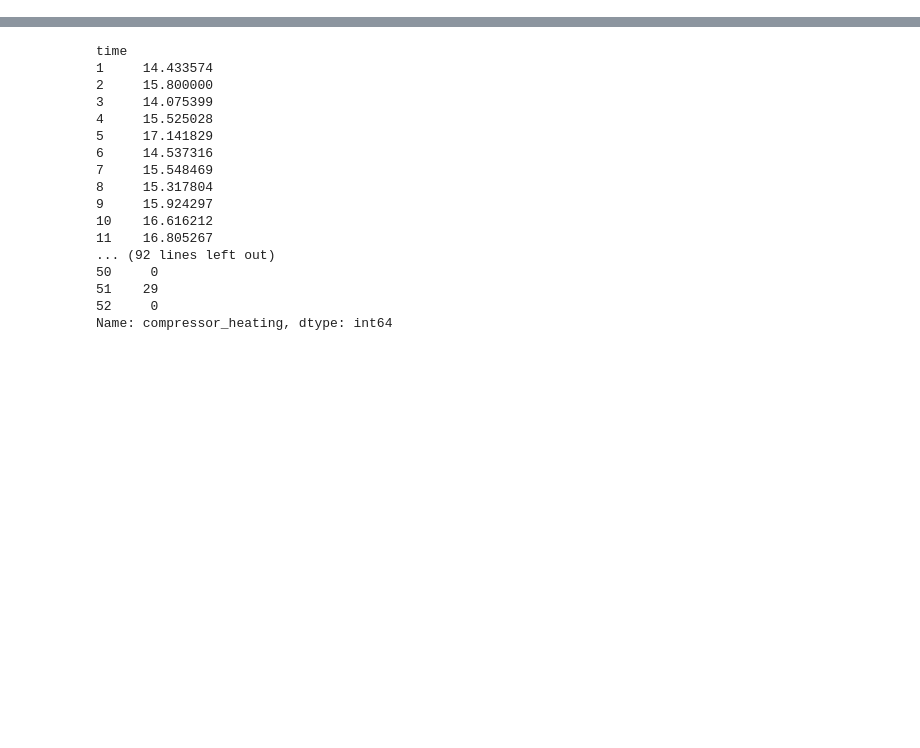
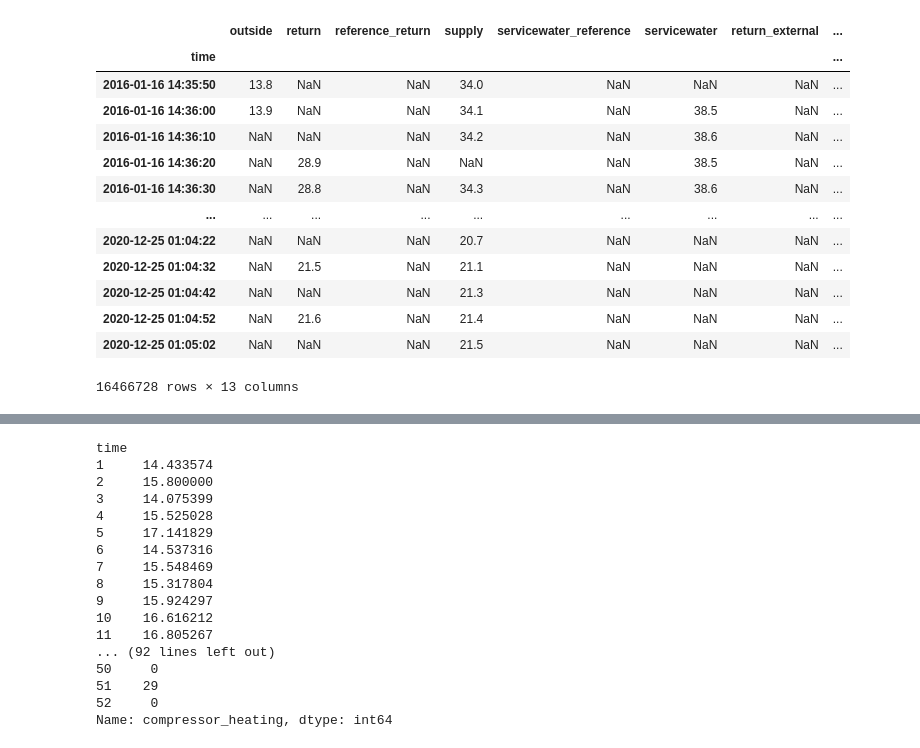
Before and after one commit to ccbur/deep-heatpump-analyzer, a Jupyter notebook: aggregate.ipynb, the cells around one changed output, grey strips where cells are left out. Drawn from its saved outputs; the diff is of its cells as text; code cells hidden in the pictures; blank space fills up the shorter version.

Commit message:
Some more data mangling and performance optimizations

```diff
--- a/aggregate.ipynb
+++ b/aggregate.ipynb
@@ -4,30 +7,38 @@ import gzip
 # %%
 timeval = ['time', 'value']
-files = ['data/heatpump_temperature_1.csv.gz', 'data/heatpump_temperature_2.csv.gz', 'data/heatpump_temperature_3.csv.gz', 'data/heatpump_temperature_4.csv.gz', 'data/heatpump_temperature_5.csv.gz', 'data/heatpump_temperature_6.csv.gz', 'data/heatpump_return_external.csv.gz', 'data/heatpump_hot_gas.csv.gz',  'data/heatpump_probe_in.csv.gz', 'data/heatpump_mk1.csv.gz', 'data/heatpump_mk1_reference.csv.gz', 'data/heatpump_starts_compressor1.csv.gz', 'data/heatpump_state.csv.gz', 'data/heatpump_extended_state.csv.gz']
-cols = ['outside', 'return', 'reference_return', 'supply', 'servicewater_reference', 'servicewater', 'return_external', 'hot_gas', 'probe_in', 'mk1', 'mk1_reference', 'starts_compressor1', 'state', 'extended_state']
+files = ['data/heatpump_temperature_1.csv.gz', 'data/heatpump_temperature_2.csv.gz', 'data/heatpump_temperature_3.csv.gz', 'data/heatpump_temperature_4.csv.gz', 'data/heatpump_temperature_5.csv.gz', 'data/heatpump_temperature_6.csv.gz', 'data/heatpump_return_external.csv.gz', 'data/heatpump_hot_gas.csv.gz',  'data/heatpump_probe_in.csv.gz', 'data/heatpump_mk1.csv.gz', 'data/heatpump_starts_compressor1.csv.gz', 'data/heatpump_state.csv.gz', 'data/heatpump_extended_state.csv.gz']
+#files = ['data/heatpump_temperature_1.csv.gz', 'data/heatpump_temperature_2.csv.gz']
+cols = ['outside', 'return', 'reference_return', 'supply', 'servicewater_reference', 'servicewater', 'return_external', 'hot_gas', 'probe_in', 'mk1', 'starts_compressor1', 'state', 'extended_state']
+state_converter = lambda x: (sys.intern(x.split(":")[0]))
+converters = {'data/heatpump_state.csv.gz': state_converter, 'data/heatpump_extended_state.csv.gz': state_converter}
+#merged_df = pd.DataFrame({'time': pd.date_range(pd.to_datetime('2016-01-16'), pd.to_datetime('2020-12-25'),freq='1m')})
+#merged_df = pd.DataFrame({'time': pd.date_range(pd.to_datetime('2020-12-20'), pd.to_datetime('2020-12-21'),freq='1m')})
+merged_df = pd.DataFrame()
 
 for i, file in enumerate(files):
+    print(file)
     with gzip.open(file, "rb") as f:
-        df = pd.read_csv(f, sep=';', names=timeval)
+        df = pd.read_csv(f, sep=';', parse_dates=True, index_col=timeval[0], names=timeval, converters={timeval[1]: converters.get(file)})
 
-#    df = pd.read_csv(file, sep=';', names=timeval)
-    df['time'] = pd.to_datetime(df['time'], format='%Y-%m-%d %H:%M:%S')
-    df.sort_values('time', inplace=True)
+    df.info(verbose=False)
 
+    #df['time'] = pd.to_datetime(df['time'], format='%Y-%m-%d %H:%M:%S') # see parse_dates = True above
+    df['value'] = pd.SparseArray(df['value'].values) # , dtype=df['value'].dtype)
     df.rename(columns={"value": cols[i]}, inplace=True)
 
-    print(file)
+    #df.sort_values('time', inplace=True)
+    #df.set_index('time', inplace=True)
+
+    #df = df[(df.index > '2020-12-10 12:00:00') & (df.index < '2020-12-10 15:00:00')] # Filter
+
     print(df)
 
-    if i == 0:
-        merged_df = df
-    else:
-        merged_df = pd.merge_asof(merged_df.sort_values('time'), df, on='time')
+#    if i == 0:
+#        merged_df = df
+#    else:
+#       merged_df = pd.merge_asof(merged_df.sort_values('time'), df, on='time', tolerance=pd.Timedelta("1m"))
+    merged_df = merged_df.merge(df, how='outer', left_index=True, right_index=True)
+    #print('df_merged memory usage : {}'.format(merged_df.memory_usage()/1000))
 
-merged_df.set_index('time', inplace=True)
-
-print(merged_df)
-
-#print(temp1)
-#print(return_external)
+#merged_df.set_index('time', inplace=True)
 # %% [output]
@@ -34,0 +62,18 @@ FileNotFoundError: [Errno 2] No such file or directory: 'data/heatpump_temperatu
+# %%
+
+display(merged_df)
+# %% [output]
+|  | outside | return | reference_return | supply | servicewater_reference | servicewater | return_external | ... |
+| time |  |  |  |  |  |  |  | ... |
+| 2016-01-16 14:35:50 | 13.8 | NaN | NaN | 34.0 | NaN | NaN | NaN | ... |
+| 2016-01-16 14:36:00 | 13.9 | NaN | NaN | 34.1 | NaN | 38.5 | NaN | ... |
+| 2016-01-16 14:36:10 | NaN | NaN | NaN | 34.2 | NaN | 38.6 | NaN | ... |
+| 2016-01-16 14:36:20 | NaN | 28.9 | NaN | NaN | NaN | 38.5 | NaN | ... |
+| 2016-01-16 14:36:30 | NaN | 28.8 | NaN | 34.3 | NaN | 38.6 | NaN | ... |
+| ... | ... | ... | ... | ... | ... | ... | ... | ... |
+| 2020-12-25 01:04:22 | NaN | NaN | NaN | 20.7 | NaN | NaN | NaN | ... |
+| 2020-12-25 01:04:32 | NaN | 21.5 | NaN | 21.1 | NaN | NaN | NaN | ... |
+| 2020-12-25 01:04:42 | NaN | NaN | NaN | 21.3 | NaN | NaN | NaN | ... |
+| 2020-12-25 01:04:52 | NaN | 21.6 | NaN | 21.4 | NaN | NaN | NaN | ... |
+| 2020-12-25 01:05:02 | NaN | NaN | NaN | 21.5 | NaN | NaN | NaN | ... |
+16466728 rows × 13 columns
```
Also changed, not shown: parts of 15 cells of this notebook.
